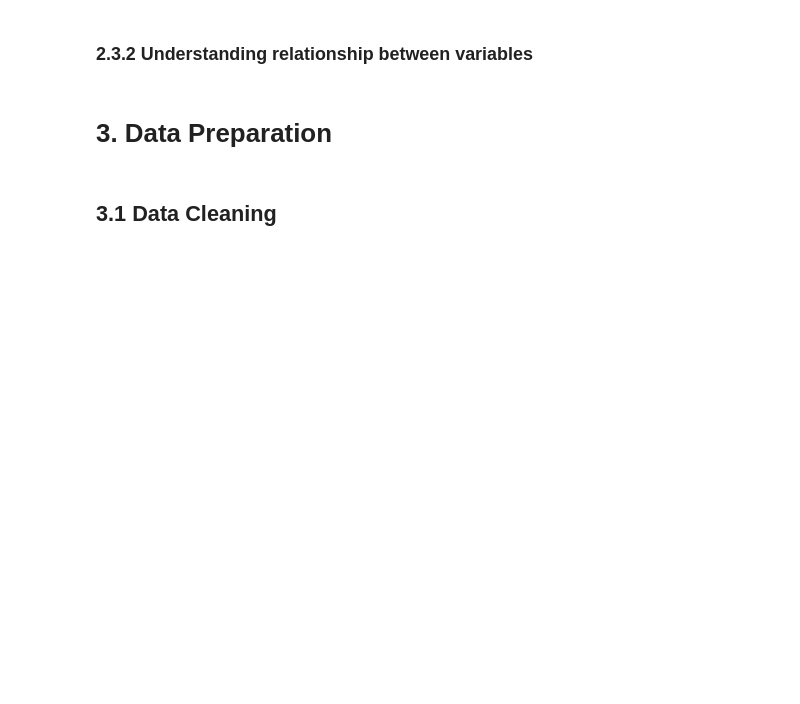
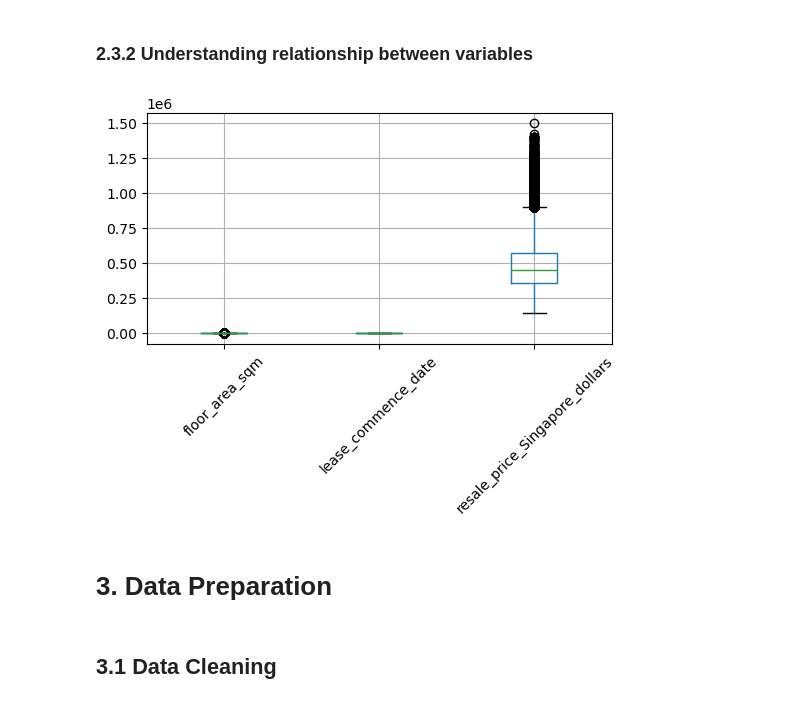
Before and after one commit to gesvda/mldp-project, a Jupyter notebook: MLDP Program Codes Submission Template.ipynb, the cells around one changed output. Cells and saved outputs as stored; diff of their text form; code cells hidden in the pictures; blank space fills up the shorter version.

```diff
--- a/MLDP Program Codes Submission Template.ipynb
+++ b/MLDP Program Codes Submission Template.ipynb
@@ -126,6 +146,14 @@ df.describe(include="all")
 ### 2.3.2 Understanding relationship between variables
 # %%
 ## Understanding relationship between variables
+
+## Boxplot
+df.boxplot(rot=45, figsize=(6,3))
+plt.show()
+
+##
+# %% [output]
+[figure, added]
 # %% [markdown]
 # 3. Data Preparation
 # %% [markdown]
```
Also changed, not shown: parts of 5 cells of this notebook.
